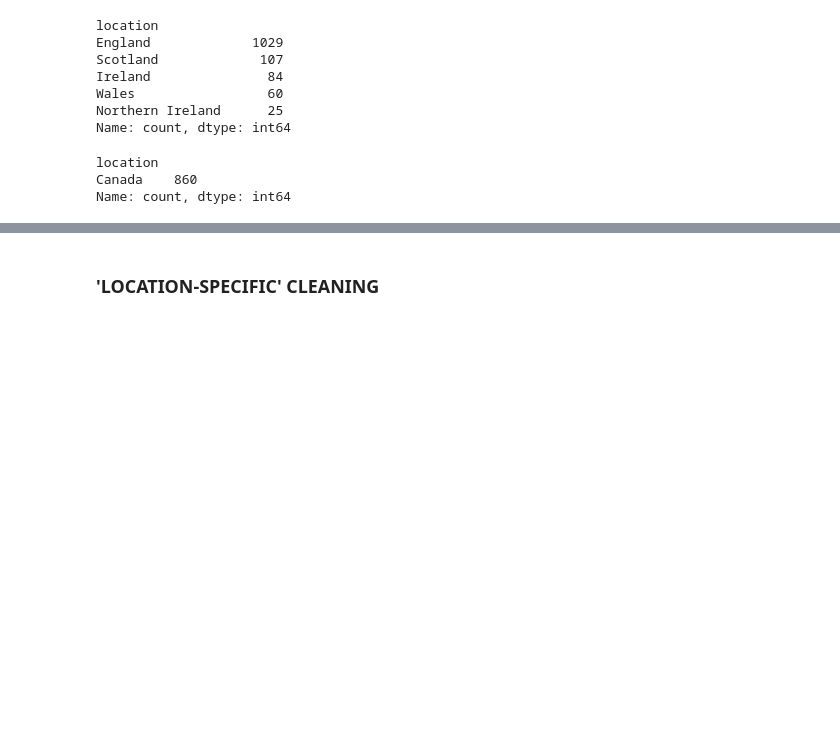
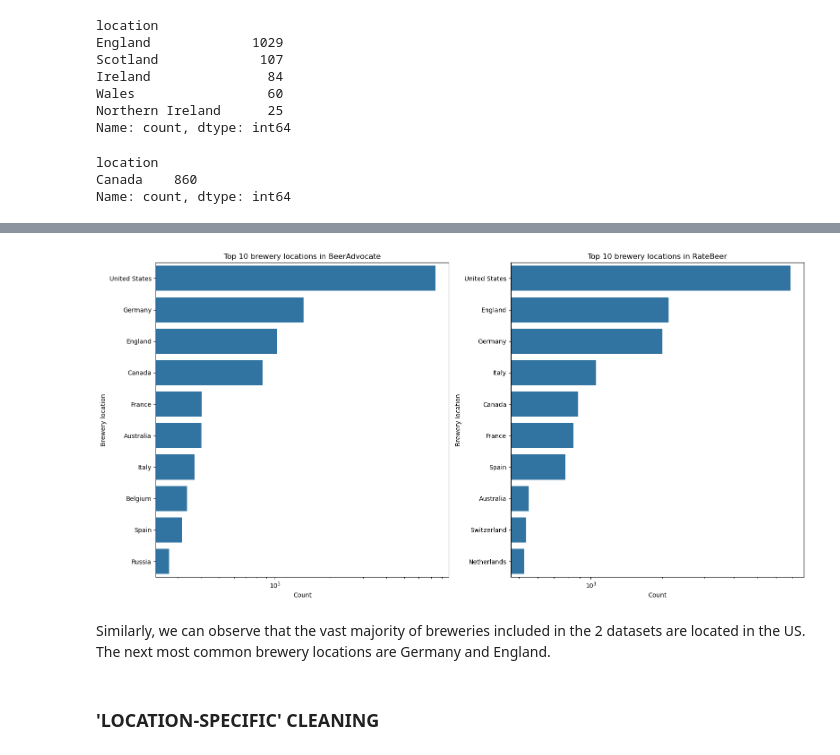
Before and after one commit to epfl-ada/ada-2024-project-datapilots, a Jupyter notebook: results.ipynb, the cells around one changed output, grey strips where cells are left out. Drawn from its saved outputs; the diff is of its cells as text; code cells hidden in the pictures; blank space fills up the shorter version.

```diff
--- a/results.ipynb
+++ b/results.ipynb
@@ -610,3 +669,30 @@ Name: count, dtype: int64
+# %%
+# Distribution of brewery locations
+# 10 most frequent brewery locations for each dataset (to make plots easier to read)
+ba_top_10_brewery_locations = ba_breweries[ba_breweries['location'] != 'nan']['location'].value_counts().head(10)
+rb_top_10_brewery_locations = rb_breweries[rb_breweries['location'] != 'nan']['location'].value_counts().head(10)
+
+fig, axes = plt.subplots(1, 2, figsize=(16, 8))
+
+sns.barplot(x=ba_top_10_brewery_locations.values, y=ba_top_10_brewery_locations.index, ax=axes[0])
+axes[0].set_title("Top 10 brewery locations in BeerAdvocate")
+axes[0].set_xlabel("Count")
+axes[0].set_ylabel("Brewery location")
+axes[0].set_xscale("log")
+
+sns.barplot(x=rb_top_10_brewery_locations.values, y=rb_top_10_brewery_locations.index, ax=axes[1])
+axes[1].set_title("Top 10 brewery locations in RateBeer")
+axes[1].set_xlabel("Count")
+axes[1].set_ylabel("Brewery location")
+axes[1].set_xscale("log")
+
+plt.tight_layout()
+plt.show()
+plt.close()
+# %% [output]
+[figure, added]
+# %% [markdown]
+Similarly, we can observe that the vast majority of breweries included in the 2 datasets are located in the US. The next most common brewery locations are Germany and England.
 # %% [markdown]
 ### **'LOCATION-SPECIFIC' CLEANING**
 # %% [markdown]
```
Also changed, not shown: parts of 17 cells of this notebook, 1 other file.
